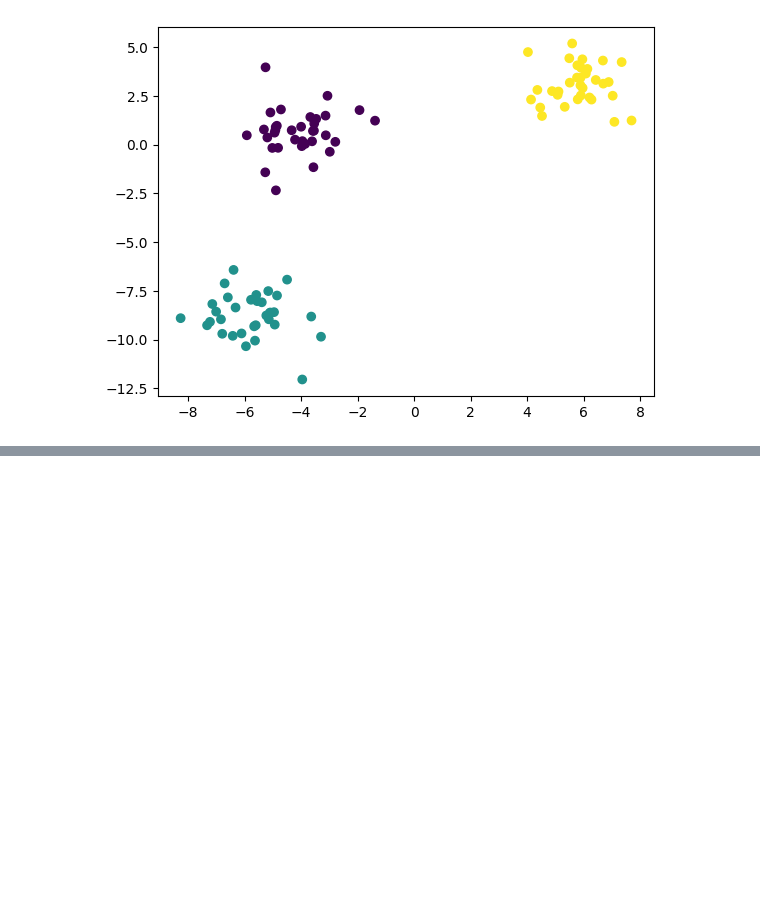
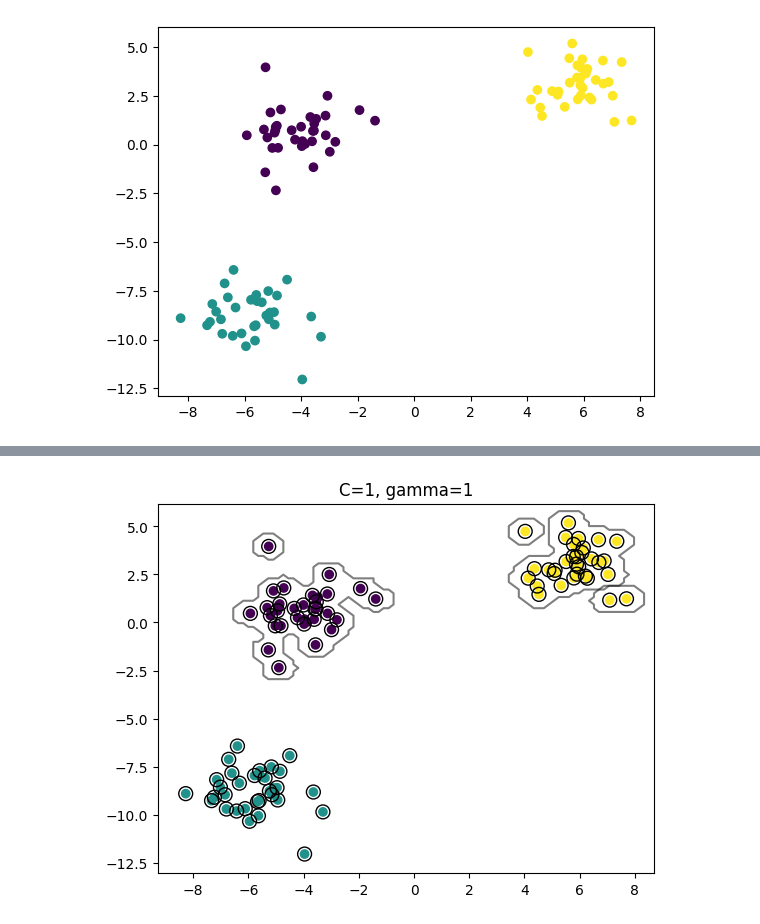
Before and after one commit to cyp-ark/SVM, a Jupyter notebook: code.ipynb, the cells around one changed output, grey strips where cells are left out. Cells and saved outputs as stored; diff of their text form; code cells hidden in the pictures; blank space fills up the shorter version.

```diff
--- a/code.ipynb
+++ b/code.ipynb
@@ -237,0 +238,35 @@ plt.show()
+# %%
+svm2 = SVC(C=1, gamma=10, kernel="rbf")
+svm2.fit(X4, y4)
+
+ax = plt.gca()
+
+plt.scatter('x1', 'x2', c='class', data=df4)
+
+DecisionBoundaryDisplay.from_estimator(
+    svm2,
+    X4,
+    plot_method="contour",
+    colors="k",
+    levels=[-1, 0, 1],
+    alpha=0.5,
+    ax=ax
+)
+
+ax.scatter(
+    svm2.support_vectors_[:, 0],
+    svm2.support_vectors_[:, 1],
+    s=100,
+    linewidth=1,
+    facecolors="none",
+    edgecolors="k",
+)
+
+plt.title("C=1, gamma=1")
+
+plt.xlim([min(df4['x1']) - 1, max(df4['x1']) + 1])
+plt.ylim([min(df4['x2']) - 1, max(df4['x2']) + 1])
+
+plt.show()
+# %% [output]
+[figure, added]
```
Also changed, not shown: parts of 2 cells of this notebook.
